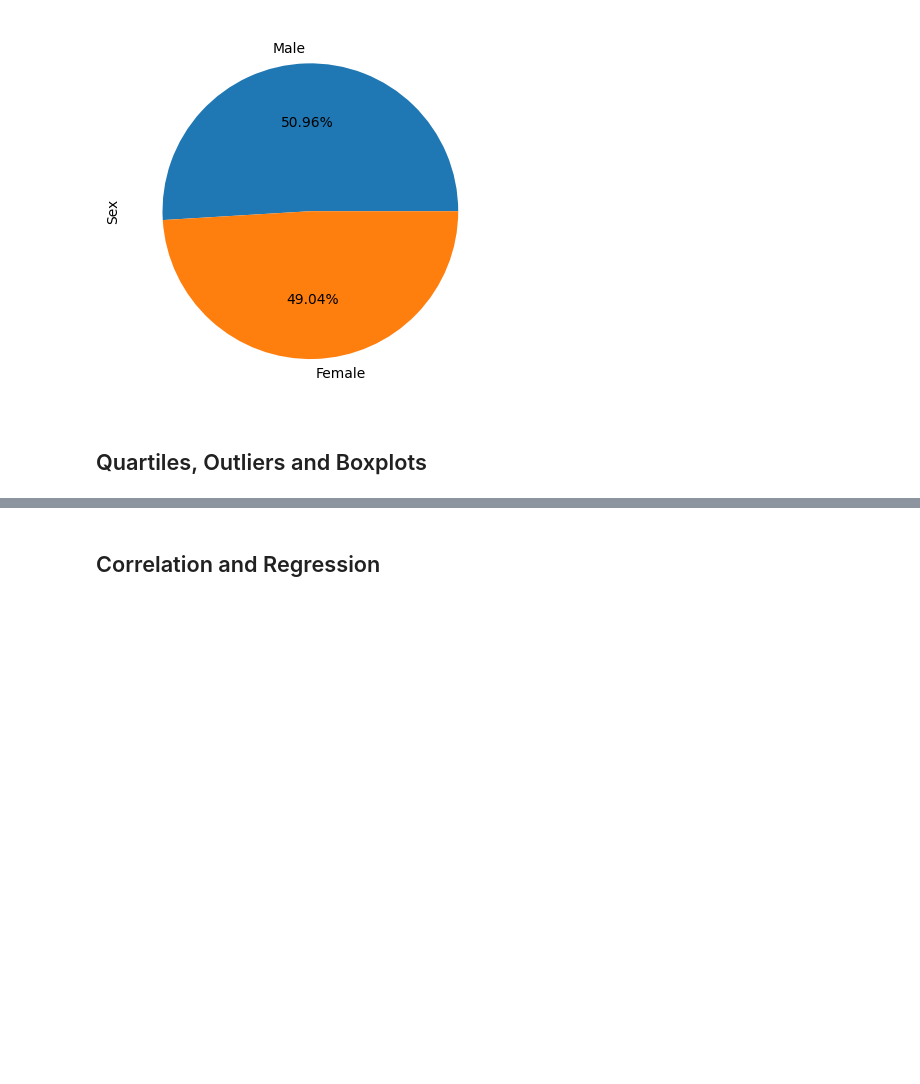
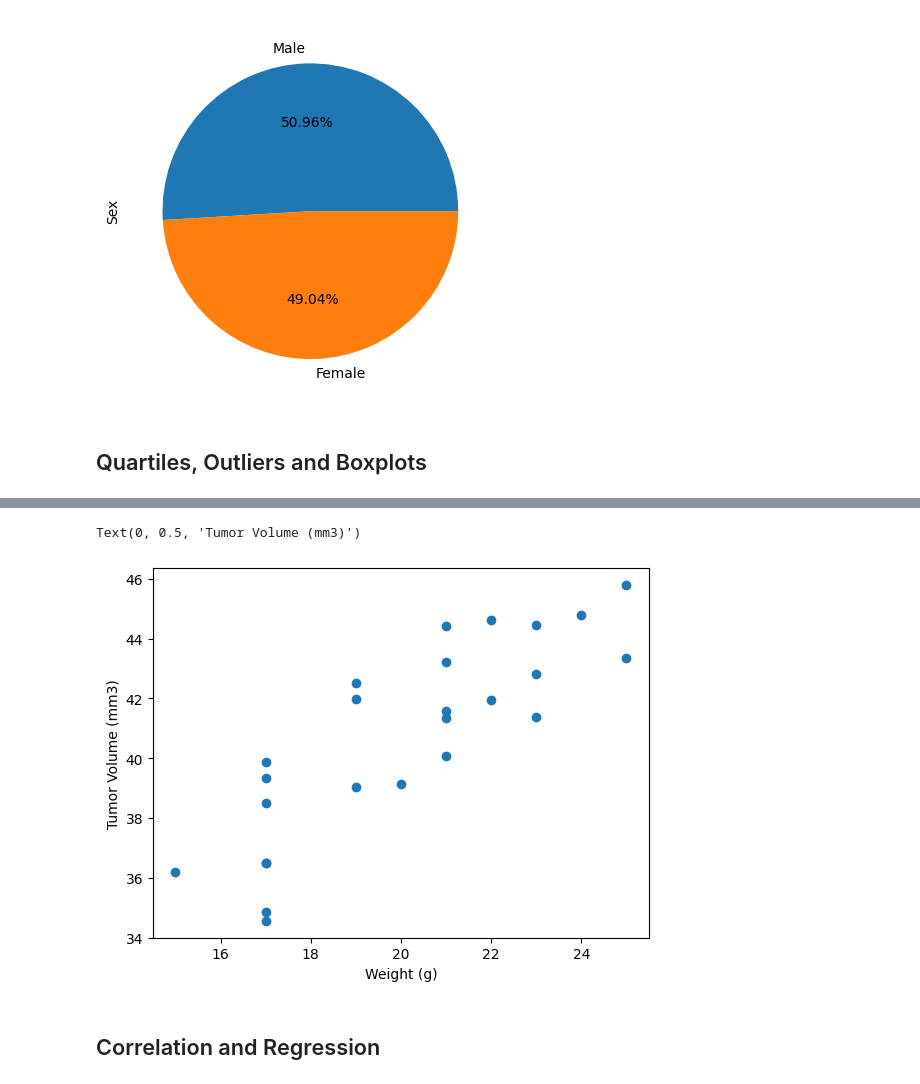
Before and after one commit to Nolan-Tonthat/pymaceuticals-challenge, a Jupyter notebook: pymaceuticals.ipynb, the cells around one changed output, grey strips where cells are left out. Saved outputs shown, nothing was run; the diff lists cells and outputs as text; code cells hidden in the pictures; blank space fills up the shorter version.

```diff
--- a/pymaceuticals.ipynb
+++ b/pymaceuticals.ipynb
@@ -180,5 +220,17 @@ plt.show()
 # %%
 # Generate a scatter plot of mouse weight vs. the average observed tumor volume for the entire Capomulin regimen
+capomulin_df = df_cleaned.loc[df_cleaned["Drug Regimen"] == "Capomulin",:]
+
+scatter = capomulin_df.groupby("Mouse ID").mean()
+
+x = scatter["Weight (g)"]
+y = scatter["Tumor Volume (mm3)"]
+plt.scatter(x,y)
+plt.xlabel("Weight (g)")
+plt.ylabel("Tumor Volume (mm3)")
+# %% [output]
+Text(0, 0.5, 'Tumor Volume (mm3)')
+[figure, added]
 # %% [markdown]
 ## Correlation and Regression
 # %%
```
Also changed, not shown: parts of 9 cells of this notebook.
